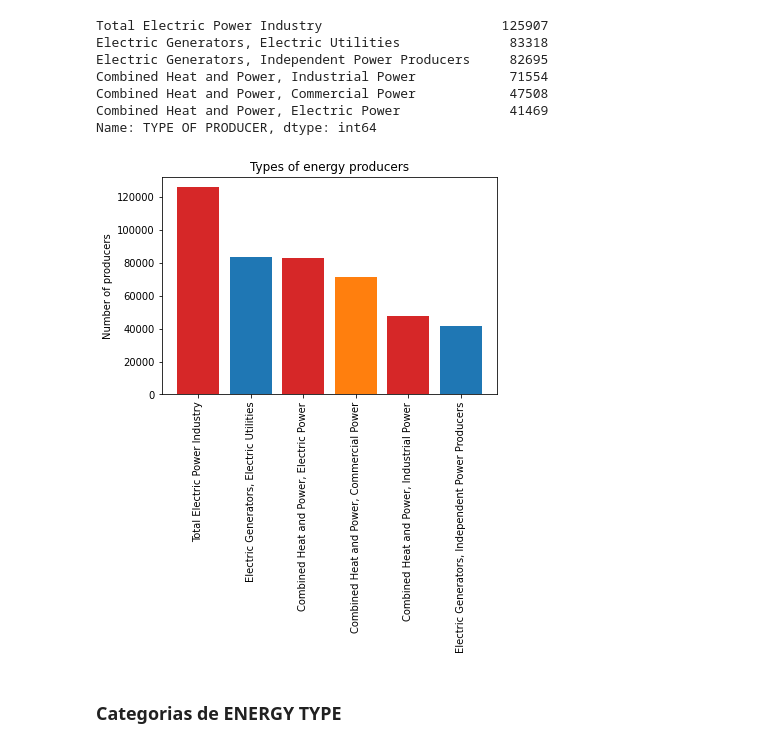
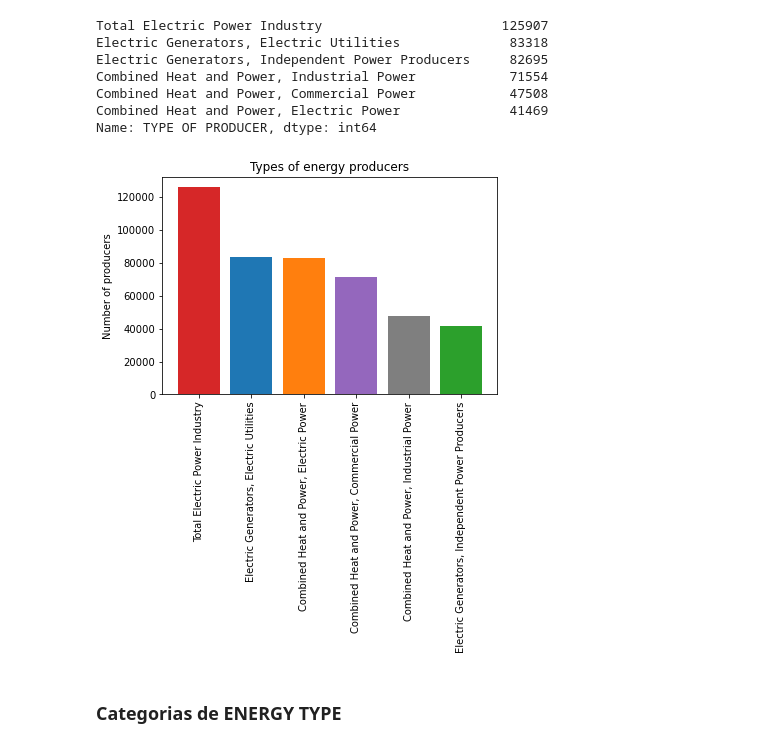
Before and after one commit to EnriqueLaguna/ProyectoAnalisisDatos, a Jupyter notebook: Codigo/proyecto_v2.ipynb, the cells around one changed output. Drawn from its saved outputs; the diff is of its cells as text; code cells hidden in the pictures.

```diff
--- a/Codigo/proyecto_v2.ipynb
+++ b/Codigo/proyecto_v2.ipynb
@@ -274,17 +303,17 @@ Combined Heat and Power, Electric Power              41469
 Name: TYPE OF PRODUCER, dtype: int64
 # %%
 nameTypeOfProducers = energyDataset['TYPE OF PRODUCER'].unique()
-bar_colors = ['tab:red', 'tab:blue', 'tab:red', 'tab:orange']
+bar_colors = ['tab:red', 'tab:blue', 'tab:orange', 'tab:purple', 'tab:gray', 'tab:green']
 
 fig, ax = plt.subplots()
 ax.bar(nameTypeOfProducers, catTypeProducer,  color=bar_colors)
 ax.set_ylabel('Number of producers')
 ax.set_title('Types of energy producers')
 ax.set_xticklabels(nameTypeOfProducers, rotation = 90)
 
 plt.show()
 # %% [output]
-[figure, old version]
+[figure, new version]
 # %% [markdown]
 ### Categorias de ENERGY TYPE
 # %%
```
Also changed, not shown: parts of 12 cells of this notebook, 9 other files.
